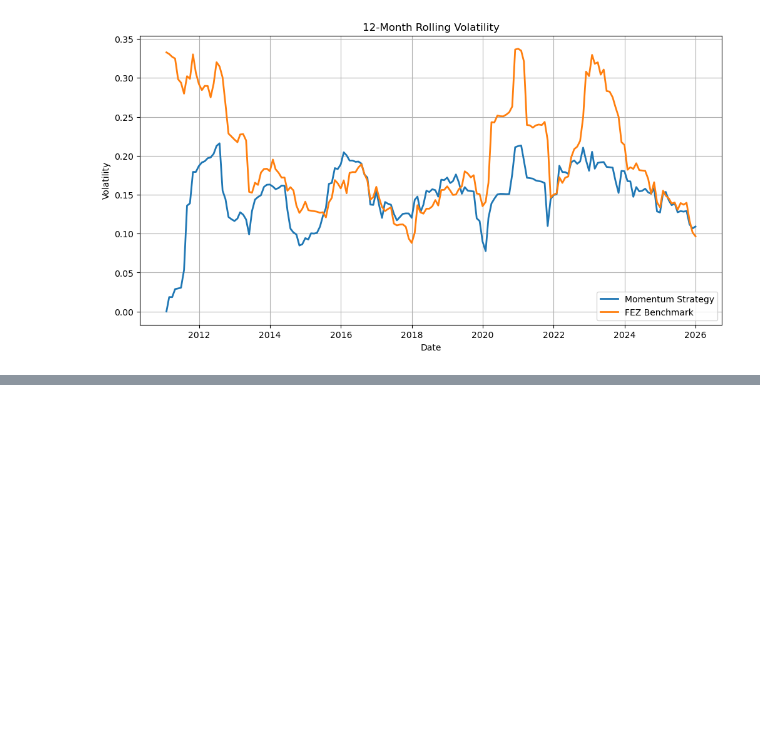
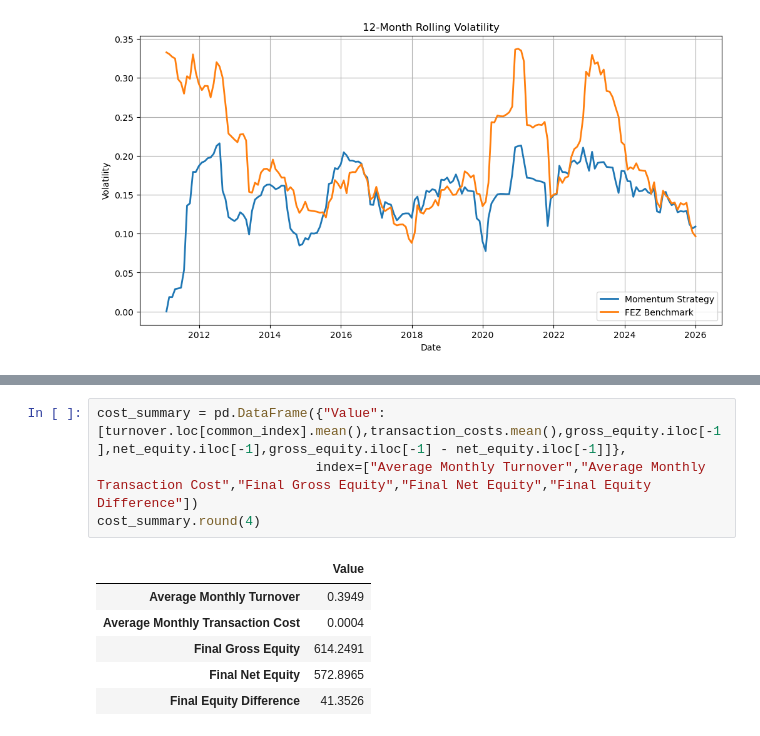
Before and after one commit to nicolasmarveaux456-hue/europe_momentum_backtest, a Jupyter notebook: notebooks/04_risk_costs.ipynb, the cells around one changed output, grey strips where cells are left out. Drawn from its saved outputs; the diff is of its cells as text; blank space fills up the shorter version.

```diff
--- a/notebooks/04_risk_costs.ipynb
+++ b/notebooks/04_risk_costs.ipynb
@@ -133,0 +325,11 @@ better performance at the cost of higher risk, or whether it remains efficient u
+# %%
+cost_summary = pd.DataFrame({"Value": [turnover.loc[common_index].mean(),transaction_costs.mean(),gross_equity.iloc[-1],net_equity.iloc[-1],gross_equity.iloc[-1] - net_equity.iloc[-1]]},
+                            index=["Average Monthly Turnover","Average Monthly Transaction Cost","Final Gross Equity","Final Net Equity","Final Equity Difference"])
+cost_summary.round(4)
+# %% [output]
+|  | Value |
+| Average Monthly Turnover | 0.3949 |
+| Average Monthly Transaction Cost | 0.0004 |
+| Final Gross Equity | 614.2491 |
+| Final Net Equity | 572.8965 |
+| Final Equity Difference | 41.3526 |
```
Also changed, not shown: parts of 11 cells of this notebook, 4 other files.
